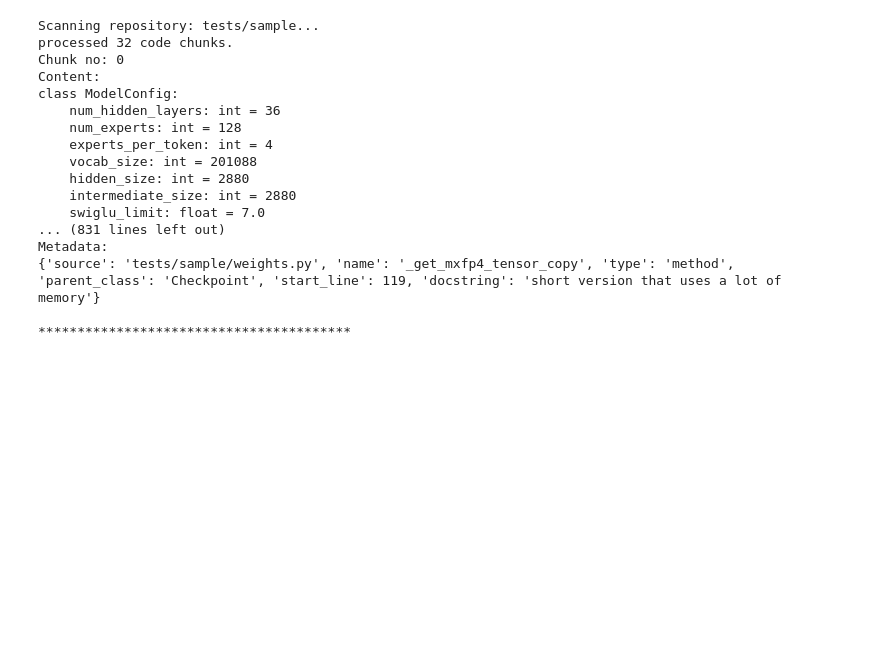
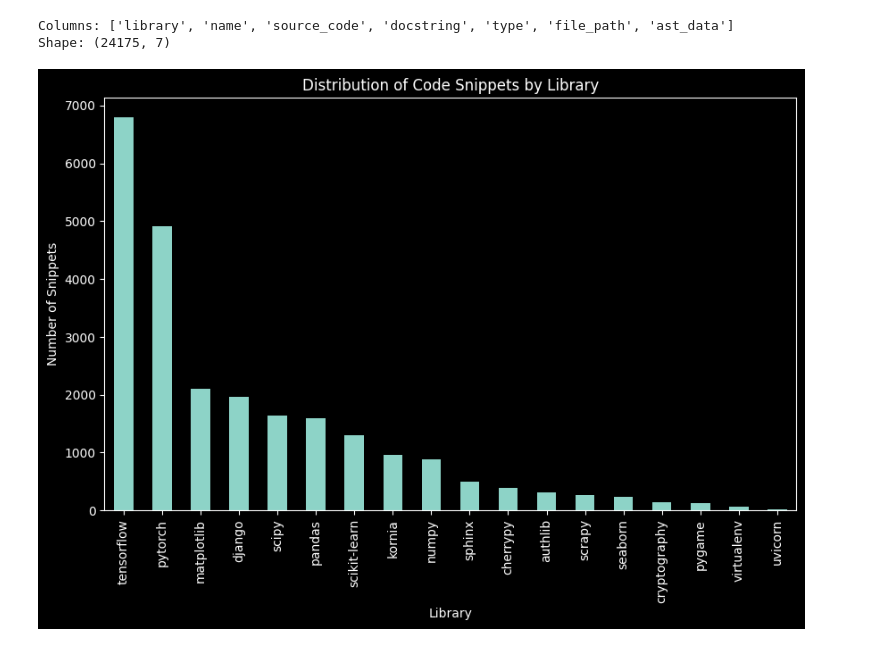
Before and after one commit to nguyenpnguyen/docstringify, a Jupyter notebook: experiments.ipynb, the cells around one changed output. Cells and saved outputs as stored; diff of their text form; code cells hidden in the pictures; blank space fills up the shorter version.

```diff
--- a/experiments.ipynb
+++ b/experiments.ipynb
@@ -3,28 +0,0 @@ from src.ingest import load_and_split_repository, get_splitter
-# %%
-splitter = get_splitter()
-chunks = load_and_split_repository("tests/sample")
-
-for i, chunk in enumerate(chunks):
-    print(f'Chunk no: {i}')
-    print(f'Content: \n{chunk.page_content}')
-    print('---')
-    print(f'Metadata: \n{chunk.metadata}')
-    print('\n****************************************\n')
-# %% [output]
-Scanning repository: tests/sample...
-processed 32 code chunks.
-Chunk no: 0
-Content:
-class ModelConfig:
-    num_hidden_layers: int = 36
-    num_experts: int = 128
-    experts_per_token: int = 4
-    vocab_size: int = 201088
-    hidden_size: int = 2880
-    intermediate_size: int = 2880
-    swiglu_limit: float = 7.0
-... (831 lines left out)
-Metadata:
-{'source': 'tests/sample/weights.py', 'name': '_get_mxfp4_tensor_copy', 'type': 'method', 'parent_class': 'Checkpoint', 'start_line': 119, 'docstring': 'short version that uses a lot of memory'}
-
-****************************************
@@ -30,0 +3,2 @@ Metadata:
+# %%
+ds = load_dataset("Mir-2002/python_code_docstring_ast_corpus")
@@ -30,0 +9,18 @@ Metadata:
+# %%
+df = pd.DataFrame(ds['train'])
+print(f'Columns: {df.columns.tolist()}')
+print(f'Shape: {df.shape}')
+# %% [output]
+Columns: ['library', 'name', 'source_code', 'docstring', 'type', 'file_path', 'ast_data']
+Shape: (24175, 7)
+# %%
+# show distribution of code snippet by library
+library_counts = df['library'].value_counts()
+plt.figure(figsize=(10,6))
+library_counts.plot(kind='bar')
+plt.title('Distribution of Code Snippets by Library')
+plt.xlabel('Library')
+plt.ylabel('Number of Snippets')
+plt.show()
+# %% [output]
+[figure, added]
```
Also changed, not shown: parts of 4 cells of this notebook, 1 other file.
